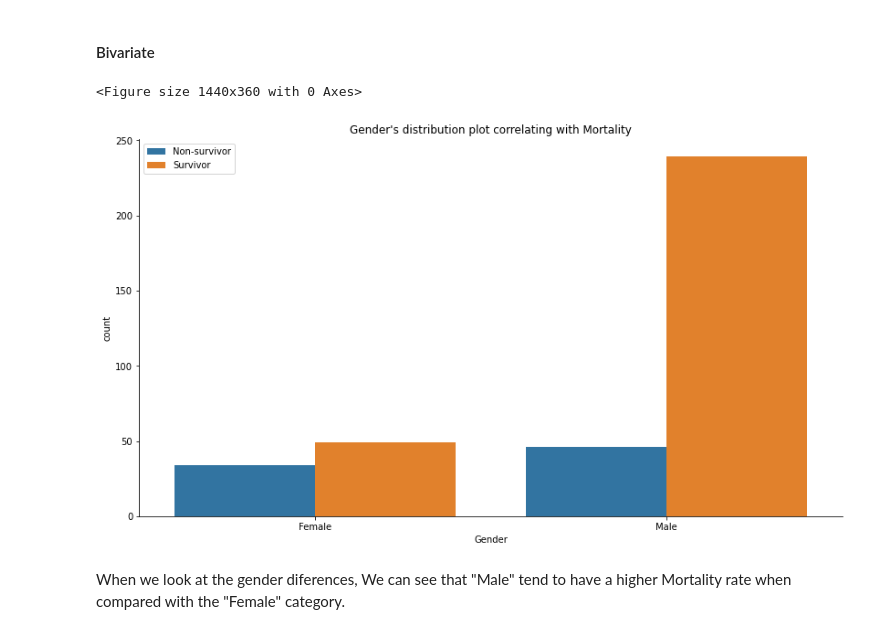
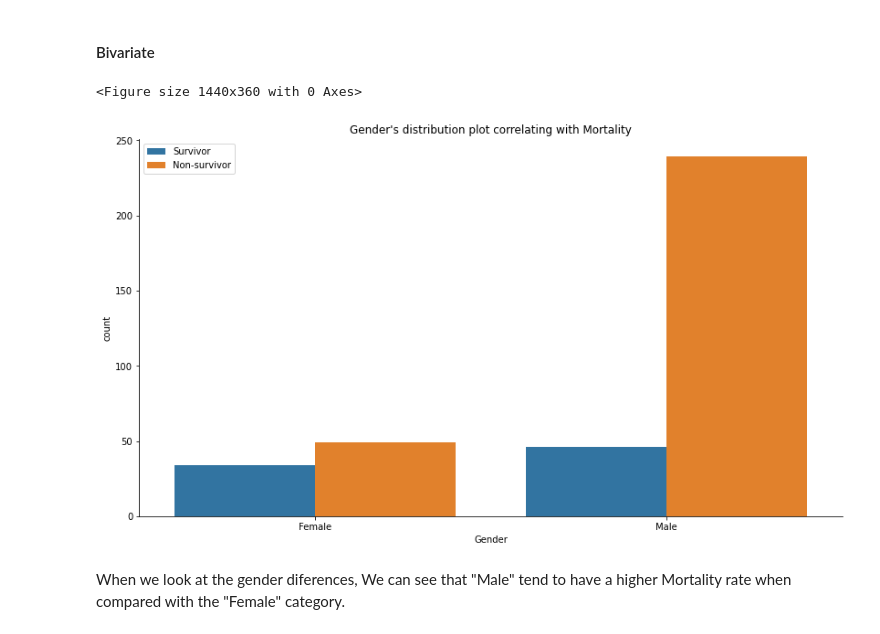
Before and after one commit to RenanGroot/EDA-Heart-Failure, a Jupyter notebook: Heart-Failure-EDA.ipynb, the cells around one changed output. Saved outputs shown, nothing was run; the diff lists cells and outputs as text; code cells hidden in the pictures.

```diff
--- a/Heart-Failure-EDA.ipynb
+++ b/Heart-Failure-EDA.ipynb
@@ -306,21 +306,21 @@ The chart shows that there are more Male individuals than Female ones on this da
 # %%
 # Configuring plot figure size
 plt.figure(figsize=(20,5))
 
 # Selecting plot data and plotting type
 graph = sns.catplot(data=df_numeric, x="Gender", kind="count", hue="Mortality", height=6.5, aspect=16/9, legend=False)
 
 # Setting plot's title
 graph.set(title="Gender's distribution plot correlating with Mortality")
 
 # Plotting legend
-plt.legend(labels=["Non-survivor","Survivor"])
+plt.legend(labels=["Survivor","Non-survivor"])
 
 # Showing plot on JupyterNotebook
 plt.show()
 # %% [output]
 <Figure size 1440x360 with 0 Axes>
-[figure, old version]
+[figure, new version]
 # %% [markdown]
 When we look at the gender diferences, We can see that "Male" tend to have a higher Mortality rate when compared with the "Female" category.
 # %% [markdown]
```
Also changed, not shown: parts of 20 cells of this notebook.
